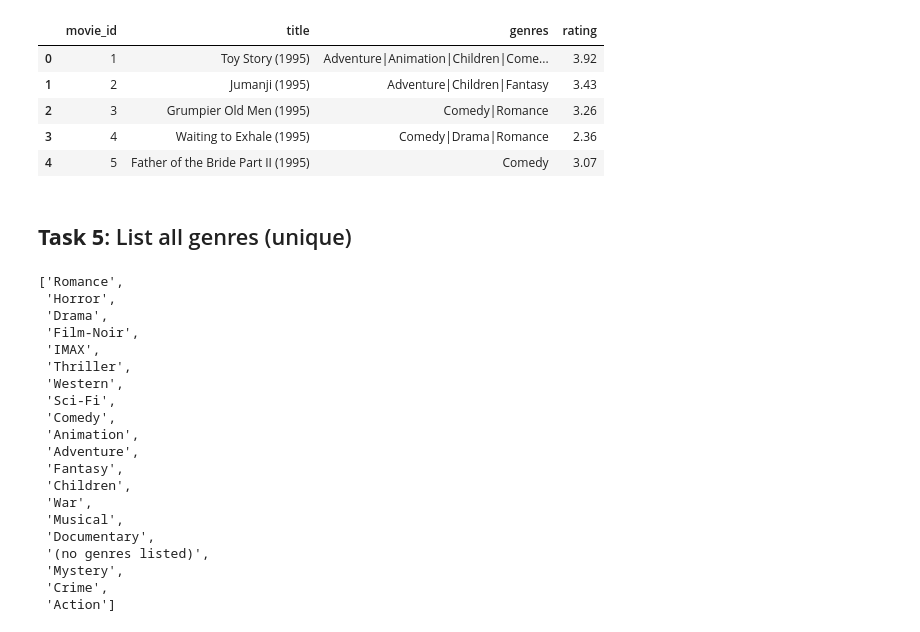
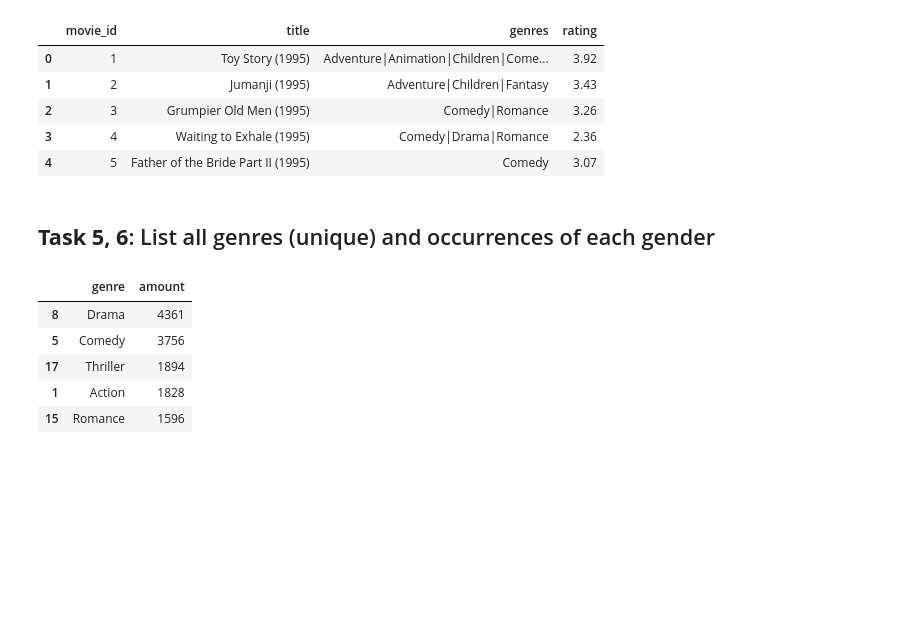
Before and after one commit to cardosorrenan/alura-QuarentenaDados, a Jupyter notebook: Day01.ipynb, the cells around one changed output. Cells and saved outputs as stored; diff of their text form; code cells hidden in the pictures; blank space fills up the shorter version.

```diff
--- a/Day01.ipynb
+++ b/Day01.ipynb
@@ -60,30 +81,17 @@ movies_with_avgs.head()
 | 3 | 4 | Waiting to Exhale (1995) | Comedy|Drama|Romance | 2.36 |
 | 4 | 5 | Father of the Bride Part II (1995) | Comedy | 3.07 |
 # %% [markdown]
-## **Task 5**: List all genres (unique)
+## **Task 5, 6**: List all genres (unique) and occurrences of each gender
 # %%
 movie_genres = movies['genres'].to_numpy()
 genres = '|'.join(movie_genres).split('|')
-genres_unique = list(set(genres))
-genres_unique
+genres_unique, genres_amount = np.unique(genres, return_counts=True)
+genres_pd = pd.DataFrame({'genre':genres_unique, 'amount':genres_amount}).sort_values("amount", ascending=False)
+genres_pd.head()
 # %% [output]
-['Romance',
- 'Horror',
- 'Drama',
- 'Film-Noir',
- 'IMAX',
- 'Thriller',
- 'Western',
- 'Sci-Fi',
- 'Comedy',
- 'Animation',
- 'Adventure',
- 'Fantasy',
- 'Children',
- 'War',
- 'Musical',
- 'Documentary',
- '(no genres listed)',
- 'Mystery',
- 'Crime',
- 'Action']
+|  | genre | amount |
+| 8 | Drama | 4361 |
+| 5 | Comedy | 3756 |
+| 17 | Thriller | 1894 |
+| 1 | Action | 1828 |
+| 15 | Romance | 1596 |
```
Also changed, not shown: parts of 6 cells of this notebook.
